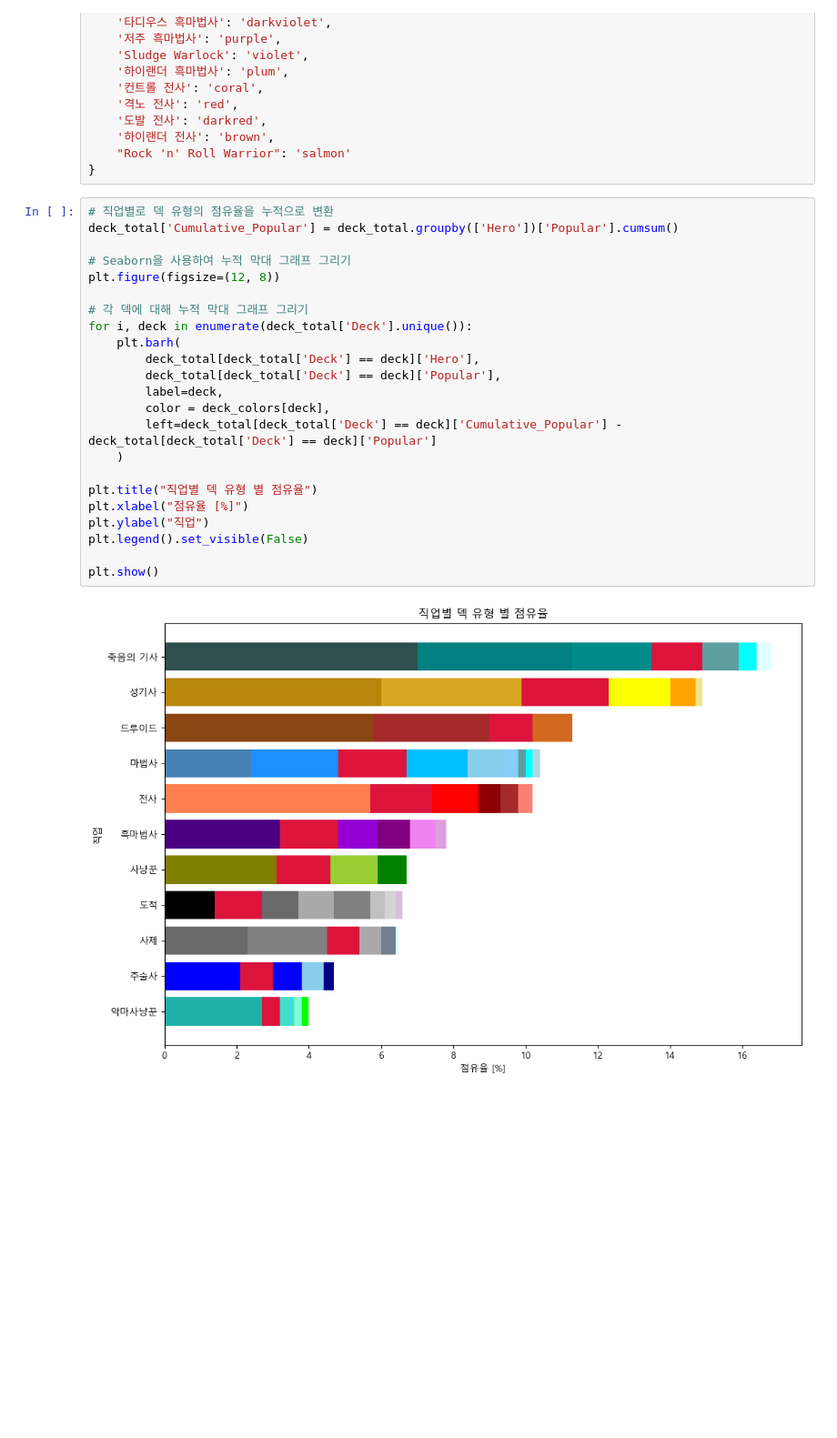
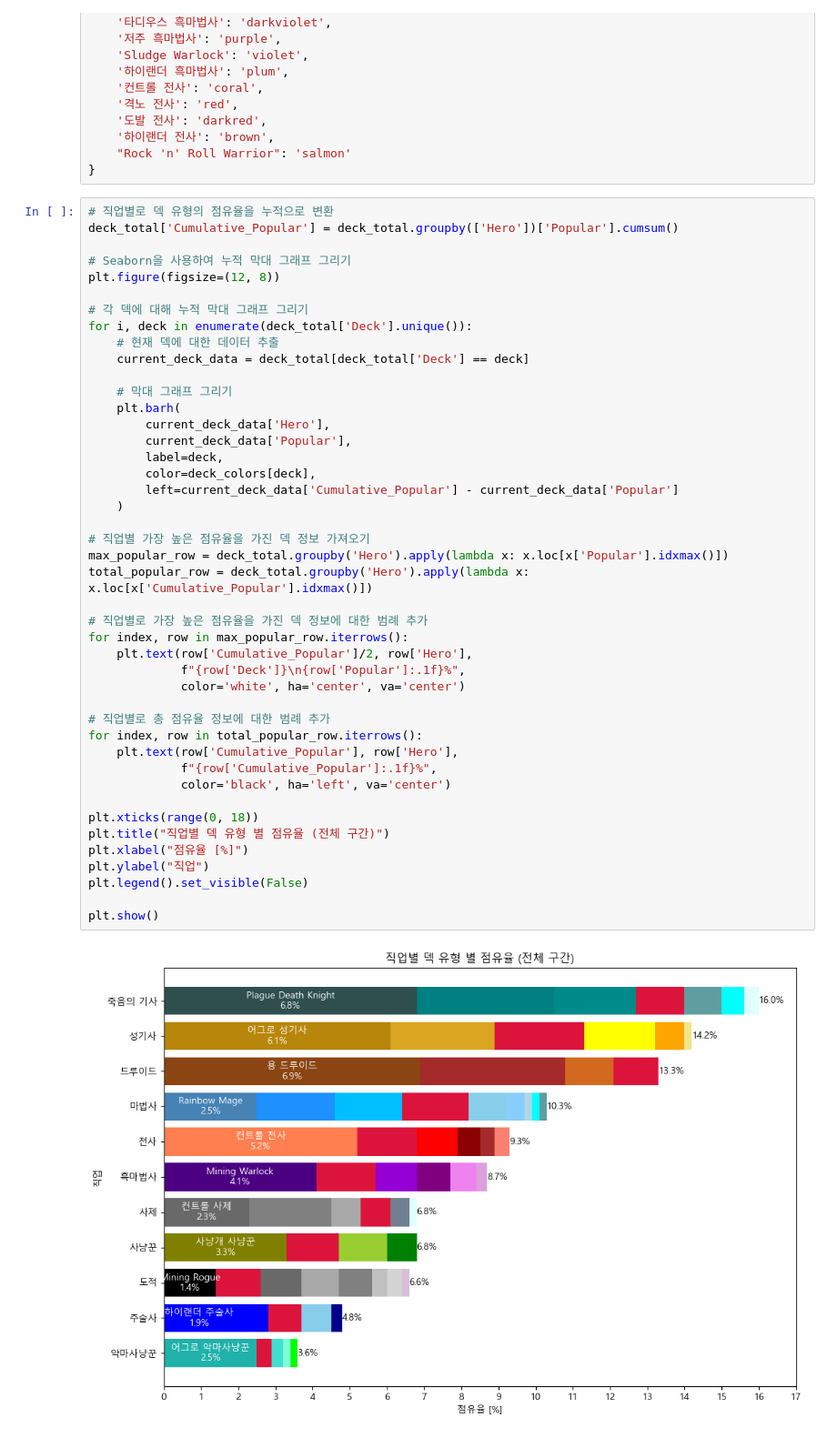
Before and after one commit to tlthr764/codingon_project_03, a Jupyter notebook: graph_meta.ipynb, the cells around one changed output. Shown at 91% size. Drawn from its saved outputs; the diff is of its cells as text; blank space fills up the shorter version.

```diff
--- a/graph_meta.ipynb
+++ b/graph_meta.ipynb
@@ -171,25 +171,46 @@ deck_colors = {
 # %%
 # 직업별로 덱 유형의 점유율을 누적으로 변환
 deck_total['Cumulative_Popular'] = deck_total.groupby(['Hero'])['Popular'].cumsum()
 
 # Seaborn을 사용하여 누적 막대 그래프 그리기
 plt.figure(figsize=(12, 8))
 
 # 각 덱에 대해 누적 막대 그래프 그리기
 for i, deck in enumerate(deck_total['Deck'].unique()):
+    # 현재 덱에 대한 데이터 추출
+    current_deck_data = deck_total[deck_total['Deck'] == deck]
+
+    # 막대 그래프 그리기
     plt.barh(
-        deck_total[deck_total['Deck'] == deck]['Hero'],
-        deck_total[deck_total['Deck'] == deck]['Popular'],
+        current_deck_data['Hero'],
+        current_deck_data['Popular'],
         label=deck,
-        color = deck_colors[deck],
-        left=deck_total[deck_total['Deck'] == deck]['Cumulative_Popular'] - deck_total[deck_total['Deck'] == deck]['Popular']
+        color=deck_colors[deck],
+        left=current_deck_data['Cumulative_Popular'] - current_deck_data['Popular']
     )
 
-plt.title("직업별 덱 유형 별 점유율")
+# 직업별 가장 높은 점유율을 가진 덱 정보 가져오기
+max_popular_row = deck_total.groupby('Hero').apply(lambda x: x.loc[x['Popular'].idxmax()])
+total_popular_row = deck_total.groupby('Hero').apply(lambda x: x.loc[x['Cumulative_Popular'].idxmax()])
+
+# 직업별로 가장 높은 점유율을 가진 덱 정보에 대한 범례 추가
+for index, row in max_popular_row.iterrows():
+    plt.text(row['Cumulative_Popular']/2, row['Hero'],
+             f"{row['Deck']}\n{row['Popular']:.1f}%",
+             color='white', ha='center', va='center')
+
+# 직업별로 총 점유율 정보에 대한 범례 추가
+for index, row in total_popular_row.iterrows():
+    plt.text(row['Cumulative_Popular'], row['Hero'],
+             f"{row['Cumulative_Popular']:.1f}%",
+             color='black', ha='left', va='center')
+
+plt.xticks(range(0, 18))
+plt.title("직업별 덱 유형 별 점유율 (전체 구간)")
 plt.xlabel("점유율 [%]")
 plt.ylabel("직업")
 plt.legend().set_visible(False)
 
 plt.show()
 # %% [output]
-[figure, old version]
+[figure, new version]
```
Also changed, not shown: parts of 3 cells of this notebook, 8 other files.
